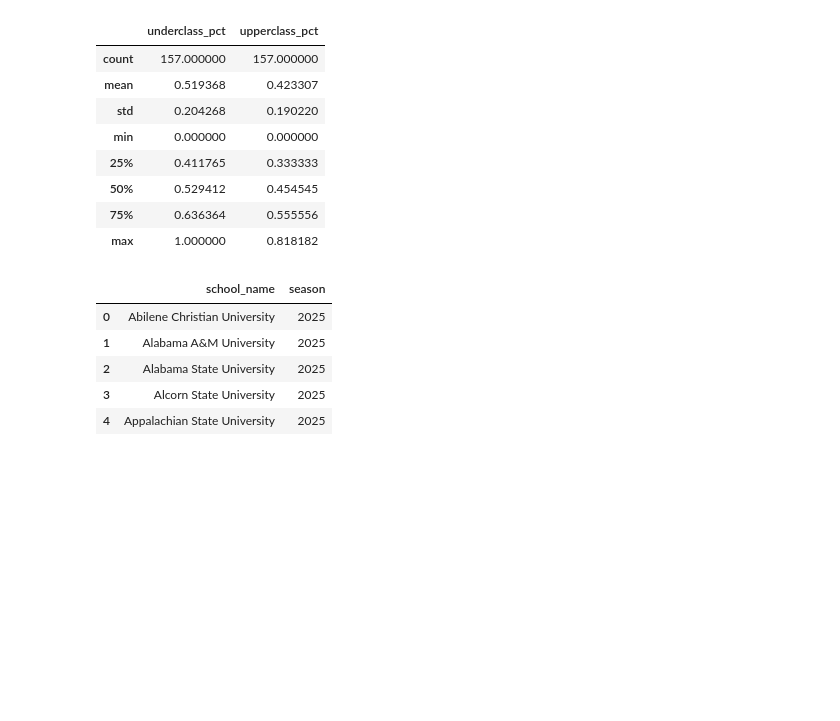
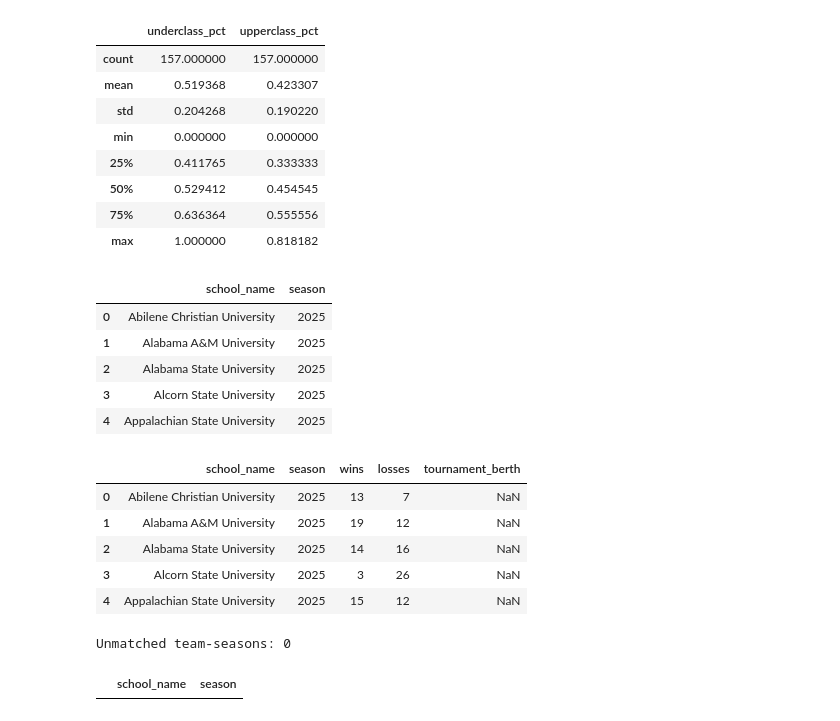
Before and after one commit to karlidean/capstone-project-NCAA-Volleyball, a Jupyter notebook: notebooks/predict_model_feature.ipynb, the cells around one changed output. Drawn from its saved outputs; the diff is of its cells as text; code cells hidden in the pictures; blank space fills up the shorter version.

```diff
--- a/notebooks/predict_model_feature.ipynb
+++ b/notebooks/predict_model_feature.ipynb
@@ -771,0 +767,16 @@ schools.to_csv(
+# %%
+import pandas as pd
+
+resultsdf = pd.read_csv(
+    "../data/processed/schools_and_seasons.csv",
+    skipinitialspace=True,
+)
+
+resultsdf.head()
+# %% [output]
+|  | school_name | season | wins | losses | tournament_berth |
+| 0 | Abilene Christian University | 2025 | 13 | 7 | NaN |
+| 1 | Alabama A&M University | 2025 | 19 | 12 | NaN |
+| 2 | Alabama State University | 2025 | 14 | 16 | NaN |
+| 3 | Alcorn State University | 2025 | 3 | 26 | NaN |
+| 4 | Appalachian State University | 2025 | 15 | 12 | NaN |
@@ -771,0 +852,11 @@ schools.to_csv(
+# %%
+unmatched_results = teamdf.loc[
+    teamdf["wins"].isna(),
+    ["school_name", "season"],
+]
+
+print(f"Unmatched team-seasons: {len(unmatched_results)}")
+unmatched_results.head(20)
+# %% [output]
+Unmatched team-seasons: 0
+|  | school_name | season |
```
Also changed, not shown: parts of 20 cells of this notebook, 3 other files.
